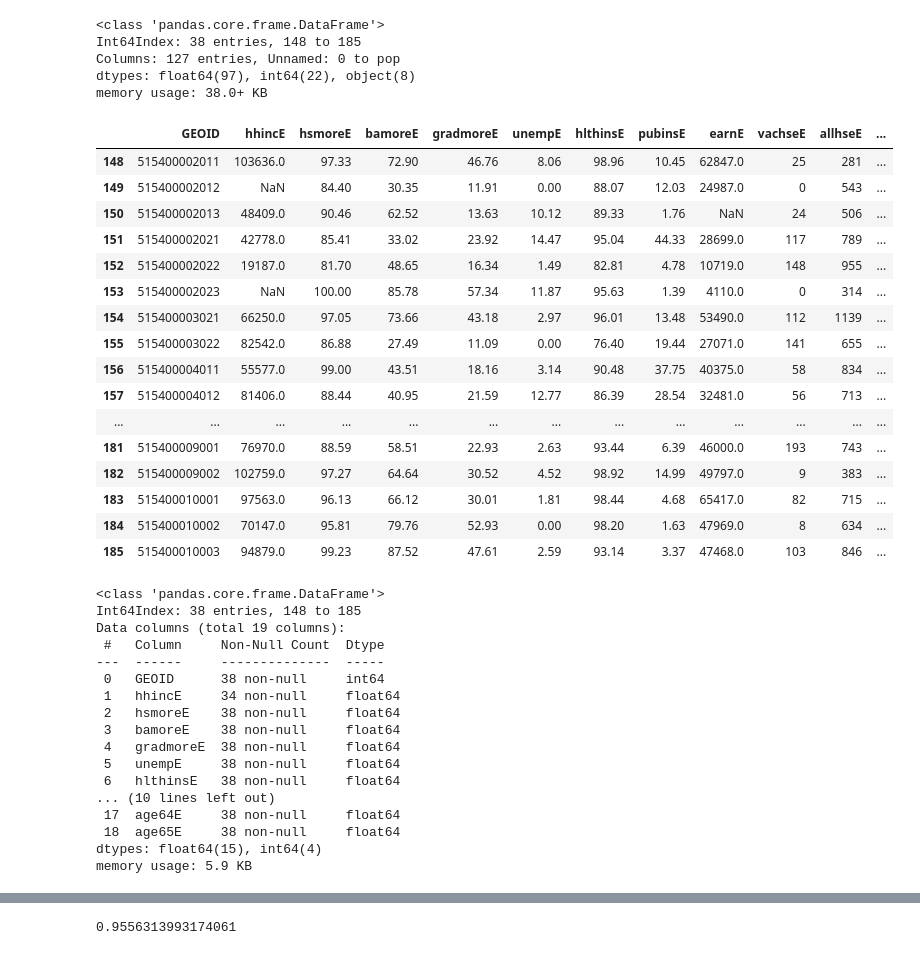
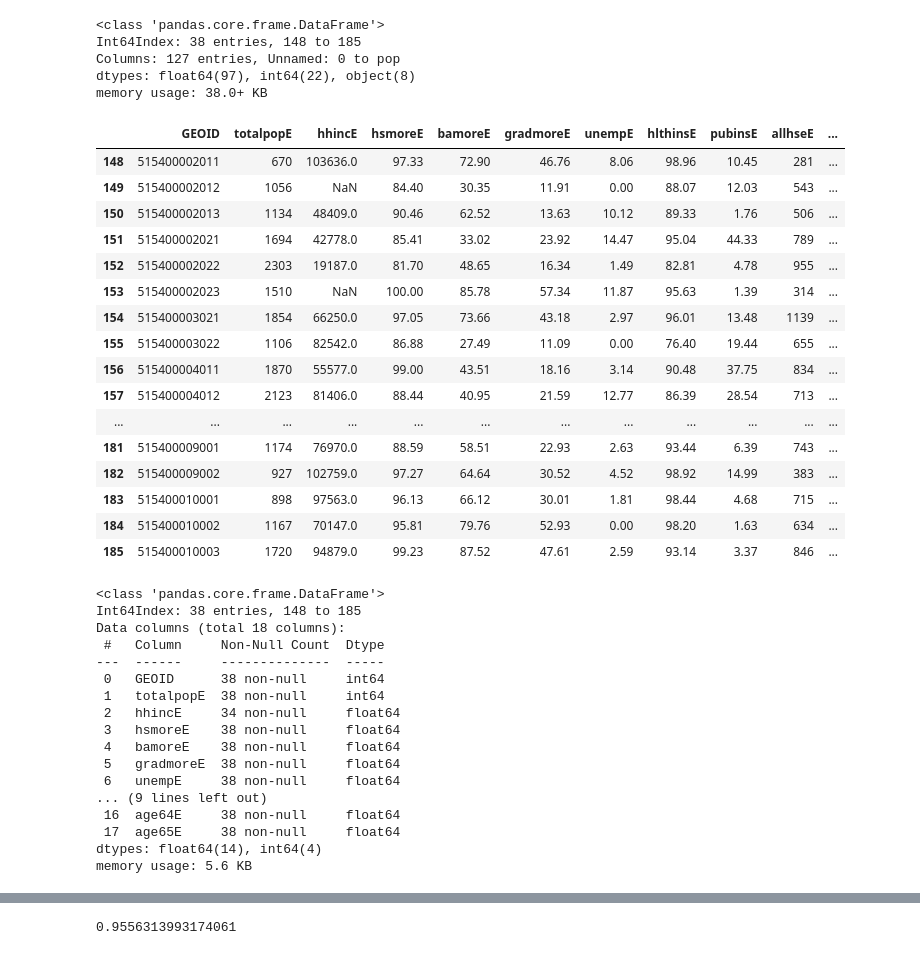
Before and after one commit to LydiaCuffman/cville_school_zones, a Jupyter notebook: notebook.ipynb, the cells around one changed output, grey strips where cells are left out. Cells and saved outputs as stored; diff of their text form; code cells hidden in the pictures.

```diff
--- a/notebook.ipynb
+++ b/notebook.ipynb
@@ -450,50 +450,50 @@ memory usage: 38.0+ KB
 # %%
 #Many columns are all nulls, and others repeat information we already have. Additionally there are features that
 #are not relevant to our question, like water acreage.
-block_columns = ['GEOID', 'hhincE','hsmoreE', 'bamoreE', 'gradmoreE', 'unempE', 'hlthinsE', 'pubinsE',
-                 'earnE', 'vachseE', 'allhseE','snapE', 'renter30E', 'homeownE', 'vacrateE', 'age17E',
+block_columns = ['GEOID', 'totalpopE', 'hhincE','hsmoreE', 'bamoreE', 'gradmoreE', 'unempE', 'hlthinsE', 'pubinsE',
+                 'allhseE','snapE', 'renter30E', 'homeownE', 'vacrateE', 'age17E',
                  'age24E', 'age64E', 'age65E']
 cc_blocks = cc_blocks[block_columns]
 cc_blocks
 # %% [output]
-|  | GEOID | hhincE | hsmoreE | bamoreE | gradmoreE | unempE | hlthinsE | pubinsE | earnE | vachseE | allhseE | ... |
-| 148 | 515400002011 | 103636.0 | 97.33 | 72.90 | 46.76 | 8.06 | 98.96 | 10.45 | 62847.0 | 25 | 281 | ... |
-| 149 | 515400002012 | NaN | 84.40 | 30.35 | 11.91 | 0.00 | 88.07 | 12.03 | 24987.0 | 0 | 543 | ... |
-| 150 | 515400002013 | 48409.0 | 90.46 | 62.52 | 13.63 | 10.12 | 89.33 | 1.76 | NaN | 24 | 506 | ... |
-| 151 | 515400002021 | 42778.0 | 85.41 | 33.02 | 23.92 | 14.47 | 95.04 | 44.33 | 28699.0 | 117 | 789 | ... |
-| 152 | 515400002022 | 19187.0 | 81.70 | 48.65 | 16.34 | 1.49 | 82.81 | 4.78 | 10719.0 | 148 | 955 | ... |
-| 153 | 515400002023 | NaN | 100.00 | 85.78 | 57.34 | 11.87 | 95.63 | 1.39 | 4110.0 | 0 | 314 | ... |
-| 154 | 515400003021 | 66250.0 | 97.05 | 73.66 | 43.18 | 2.97 | 96.01 | 13.48 | 53490.0 | 112 | 1139 | ... |
-| 155 | 515400003022 | 82542.0 | 86.88 | 27.49 | 11.09 | 0.00 | 76.40 | 19.44 | 27071.0 | 141 | 655 | ... |
-| 156 | 515400004011 | 55577.0 | 99.00 | 43.51 | 18.16 | 3.14 | 90.48 | 37.75 | 40375.0 | 58 | 834 | ... |
-| 157 | 515400004012 | 81406.0 | 88.44 | 40.95 | 21.59 | 12.77 | 86.39 | 28.54 | 32481.0 | 56 | 713 | ... |
-| ... | ... | ... | ... | ... | ... | ... | ... | ... | ... | ... | ... | ... |
-| 181 | 515400009001 | 76970.0 | 88.59 | 58.51 | 22.93 | 2.63 | 93.44 | 6.39 | 46000.0 | 193 | 743 | ... |
-| 182 | 515400009002 | 102759.0 | 97.27 | 64.64 | 30.52 | 4.52 | 98.92 | 14.99 | 49797.0 | 9 | 383 | ... |
-| 183 | 515400010001 | 97563.0 | 96.13 | 66.12 | 30.01 | 1.81 | 98.44 | 4.68 | 65417.0 | 82 | 715 | ... |
-| 184 | 515400010002 | 70147.0 | 95.81 | 79.76 | 52.93 | 0.00 | 98.20 | 1.63 | 47969.0 | 8 | 634 | ... |
-| 185 | 515400010003 | 94879.0 | 99.23 | 87.52 | 47.61 | 2.59 | 93.14 | 3.37 | 47468.0 | 103 | 846 | ... |
+|  | GEOID | totalpopE | hhincE | hsmoreE | bamoreE | gradmoreE | unempE | hlthinsE | pubinsE | allhseE | ... |
+| 148 | 515400002011 | 670 | 103636.0 | 97.33 | 72.90 | 46.76 | 8.06 | 98.96 | 10.45 | 281 | ... |
+| 149 | 515400002012 | 1056 | NaN | 84.40 | 30.35 | 11.91 | 0.00 | 88.07 | 12.03 | 543 | ... |
+| 150 | 515400002013 | 1134 | 48409.0 | 90.46 | 62.52 | 13.63 | 10.12 | 89.33 | 1.76 | 506 | ... |
+| 151 | 515400002021 | 1694 | 42778.0 | 85.41 | 33.02 | 23.92 | 14.47 | 95.04 | 44.33 | 789 | ... |
+| 152 | 515400002022 | 2303 | 19187.0 | 81.70 | 48.65 | 16.34 | 1.49 | 82.81 | 4.78 | 955 | ... |
+| 153 | 515400002023 | 1510 | NaN | 100.00 | 85.78 | 57.34 | 11.87 | 95.63 | 1.39 | 314 | ... |
+| 154 | 515400003021 | 1854 | 66250.0 | 97.05 | 73.66 | 43.18 | 2.97 | 96.01 | 13.48 | 1139 | ... |
+| 155 | 515400003022 | 1106 | 82542.0 | 86.88 | 27.49 | 11.09 | 0.00 | 76.40 | 19.44 | 655 | ... |
+| 156 | 515400004011 | 1870 | 55577.0 | 99.00 | 43.51 | 18.16 | 3.14 | 90.48 | 37.75 | 834 | ... |
+| 157 | 515400004012 | 2123 | 81406.0 | 88.44 | 40.95 | 21.59 | 12.77 | 86.39 | 28.54 | 713 | ... |
+| ... | ... | ... | ... | ... | ... | ... | ... | ... | ... | ... | ... |
+| 181 | 515400009001 | 1174 | 76970.0 | 88.59 | 58.51 | 22.93 | 2.63 | 93.44 | 6.39 | 743 | ... |
+| 182 | 515400009002 | 927 | 102759.0 | 97.27 | 64.64 | 30.52 | 4.52 | 98.92 | 14.99 | 383 | ... |
+| 183 | 515400010001 | 898 | 97563.0 | 96.13 | 66.12 | 30.01 | 1.81 | 98.44 | 4.68 | 715 | ... |
+| 184 | 515400010002 | 1167 | 70147.0 | 95.81 | 79.76 | 52.93 | 0.00 | 98.20 | 1.63 | 634 | ... |
+| 185 | 515400010003 | 1720 | 94879.0 | 99.23 | 87.52 | 47.61 | 2.59 | 93.14 | 3.37 | 846 | ... |
 # %%
 #Check our updated dataframe to see our data types and remaining nulls.
 cc_blocks.info()
 # %% [output]
 <class 'pandas.core.frame.DataFrame'>
 Int64Index: 38 entries, 148 to 185
-Data columns (total 19 columns):
+Data columns (total 18 columns):
  #   Column     Non-Null Count  Dtype
 ---  ------     --------------  -----
  0   GEOID      38 non-null     int64
- 1   hhincE     34 non-null     float64
- 2   hsmoreE    38 non-null     float64
- 3   bamoreE    38 non-null     float64
- 4   gradmoreE  38 non-null     float64
- 5   unempE     38 non-null     float64
- 6   hlthinsE   38 non-null     float64
-... (10 lines left out)
- 17  age64E     38 non-null     float64
- 18  age65E     38 non-null     float64
-dtypes: float64(15), int64(4)
-memory usage: 5.9 KB
+ 1   totalpopE  38 non-null     int64
+ 2   hhincE     34 non-null     float64
+ 3   hsmoreE    38 non-null     float64
+ 4   bamoreE    38 non-null     float64
+ 5   gradmoreE  38 non-null     float64
+ 6   unempE     38 non-null     float64
+... (9 lines left out)
+ 16  age64E     38 non-null     float64
+ 17  age65E     38 non-null     float64
+dtypes: float64(14), int64(4)
+memory usage: 5.6 KB
 # %%
 #Necessary setup to merge the two dataframes.
 data['BlockGroup'] = data['BlockGroup'].astype(int)
```
Also changed, not shown: parts of 29 cells of this notebook, 1 other file.
